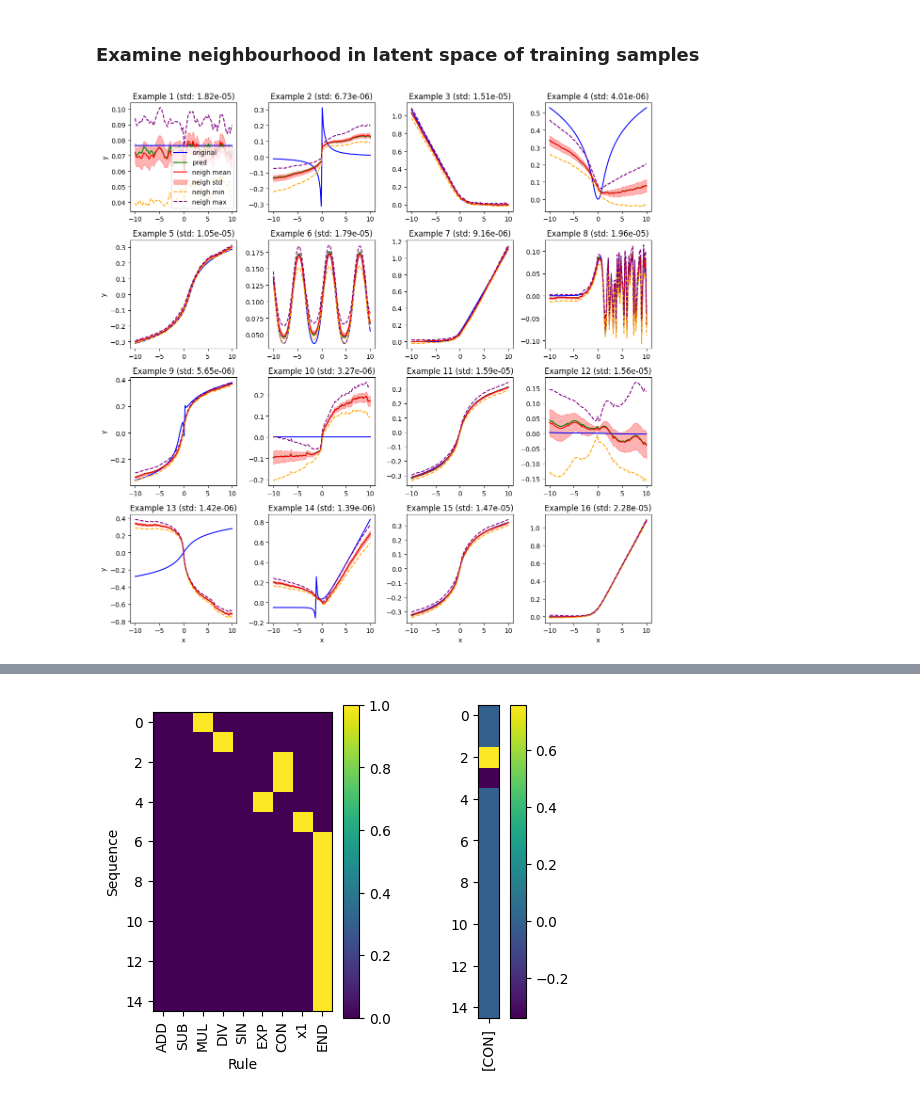
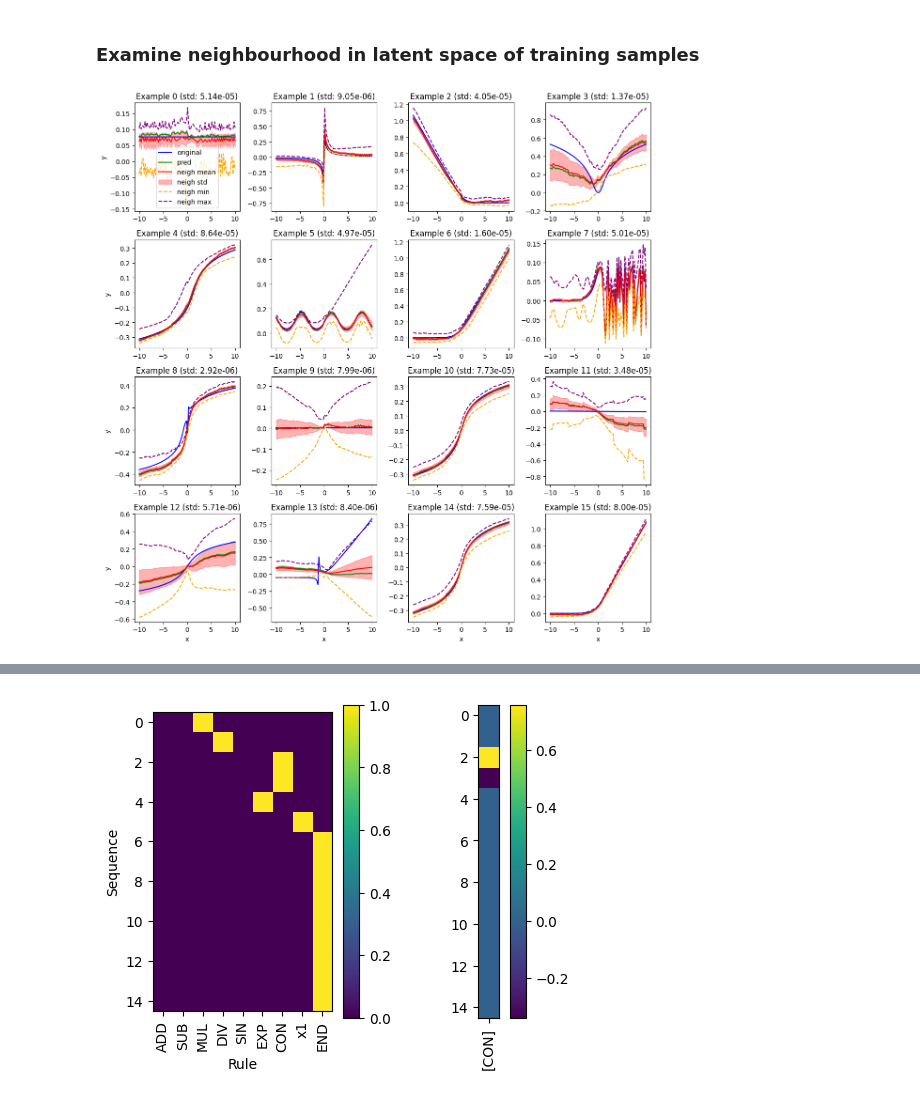
Before and after one commit to LuisCarretero/similar-expressions, a Jupyter notebook: src/downstream/latent_analysis.ipynb, the cells around one changed output, grey strips where cells are left out. Drawn from its saved outputs; the diff is of its cells as text; code cells hidden in the pictures.

Commit message:
Misc latent analysis stuff

```diff
--- a/src/downstream/latent_analysis.ipynb
+++ b/src/downstream/latent_analysis.ipynb
@@ -39,13 +39,13 @@ torch.manual_seed(41)
 
 # Load dataset
 datapath = '/Users/luis/Desktop/Cranmer 2024/Workplace/smallMutations/similar-expressions/data'
-syntax, consts, val_x, val, syntax_cats = load_dataset(datapath=datapath, name='dataset_240817_2')
+syntax, consts, val_x, val, syntax_cats = load_dataset(datapath=datapath, name='dataset_240822_1')
 data_syntax = np.concatenate([syntax, consts[:, :, np.newaxis]], axis=-1)
 value_transform = lambda x: torch.arcsinh(x)*0.1
 val_transformed = value_transform(torch.tensor(val)).detach().numpy()
 
 # Load model
-run = '0qbpqfk7'  # 'koxmwjg7'
+run = '24ryl3yz'  # 'koxmwjg7'
 wandb_cache_path = f'/Users/luis/Desktop/Cranmer 2024/Workplace/smallMutations/similar-expressions/wandb_cache'
 with wandb.restore('model.pth', run_path=f"luis-carretero-eth-zurich/similar-expressions-01/runs/{run}", root=wandb_cache_path, replace=True) as io:
     name = io.name
@@ -90,7 +77,7 @@ BATCH_SIZE = 2**15
 cfg2 = deepcopy(cfg)
 cfg2.training.batch_size = BATCH_SIZE
 datapath = '/Users/luis/Desktop/Cranmer 2024/Workplace/smallMutations/similar-expressions/data'
-train_loader, test_loader, hashes = create_dataloader(datapath, 'dataset_240817_2', cfg2, value_transform=lambda x: torch.arcsinh(x)*0.1)
+train_loader, test_loader, hashes = create_dataloader(datapath, 'dataset_240822_1', cfg2, value_transform=lambda x: torch.arcsinh(x)*0.1, shuffle_train=False)
 assert all([config['dataset_hashes']['value'][key] == hashes[key] for key in config['dataset_hashes']['value']]), "Error: Using different dataset than used for training."
 
 
@@ -200,43 +190,43 @@ values = vae_model.value_decoder(mean)
 # Sample from neighbourhood in latent space
 samples = []
 for _ in range(1000):  # Number of samples
-    z = vae_model.sample(mean, ln_var*1e1)  # Sample from neighbourhood in latent space
+    z = vae_model.sample(mean, ln_var)  # Sample from neighbourhood in latent space
     values_neigh = vae_model.value_decoder(z)
     samples.append(values_neigh.squeeze().detach().numpy())
 samples = np.array(samples).transpose(1, 0, 2)
 mean_samples = np.mean(samples, axis=1)
 std_samples = np.std(samples, axis=1)
 min_samples = np.min(samples, axis=1)
 max_samples = np.max(samples, axis=1)
 
 # Plot
 fig, axes = plt.subplots(4, 4, figsize=(12, 12))
 axes = axes.flatten()
 for idx in range(N):
     ax = axes[idx]
-    ax.plot(val_x.squeeze(), val_transformed[i+idx, :].squeeze(), label='original', color='blue')
+    ax.plot(val_x.squeeze(), val_transformed[idx, :].squeeze(), label='original', color='blue')
     ax.plot(val_x.squeeze(), values[idx].squeeze().detach().numpy(), label='pred', color='green')
     ax.plot(val_x.squeeze(), mean_samples[idx], label='neigh mean', color='red')
     ax.fill_between(val_x.squeeze(),
                     mean_samples[idx] - std_samples[idx],
                     mean_samples[idx] + std_samples[idx],
                     alpha=0.3, color='red', label='neigh std')
     ax.plot(val_x.squeeze(), min_samples[idx], label='neigh min', color='orange', linestyle='--')
     ax.plot(val_x.squeeze(), max_samples[idx], label='neigh max', color='purple', linestyle='--')
 
     if idx % 4 == 0:  # Only add y-label to the leftmost subplots
         ax.set_ylabel('y')
     if idx >= 12:  # Only add x-label to the bottom subplots
         ax.set_xlabel('x')
-    ax.set_title(f'Example {idx+1} (std: {ln_var[idx].norm().item():.2e})')
+    ax.set_title(f'Example {idx} (std: {ln_var[idx].norm().item():.2e})')
 
     if idx == 0:  # Only add legend to the first subplot
         ax.legend()
 
 plt.tight_layout()
 plt.show()
 # %% [output]
-[figure, old version]
+[figure, new version]
 # %%
 import torch.nn.functional as F
 
```
Also changed, not shown: parts of 11 cells of this notebook, 3 other files.
